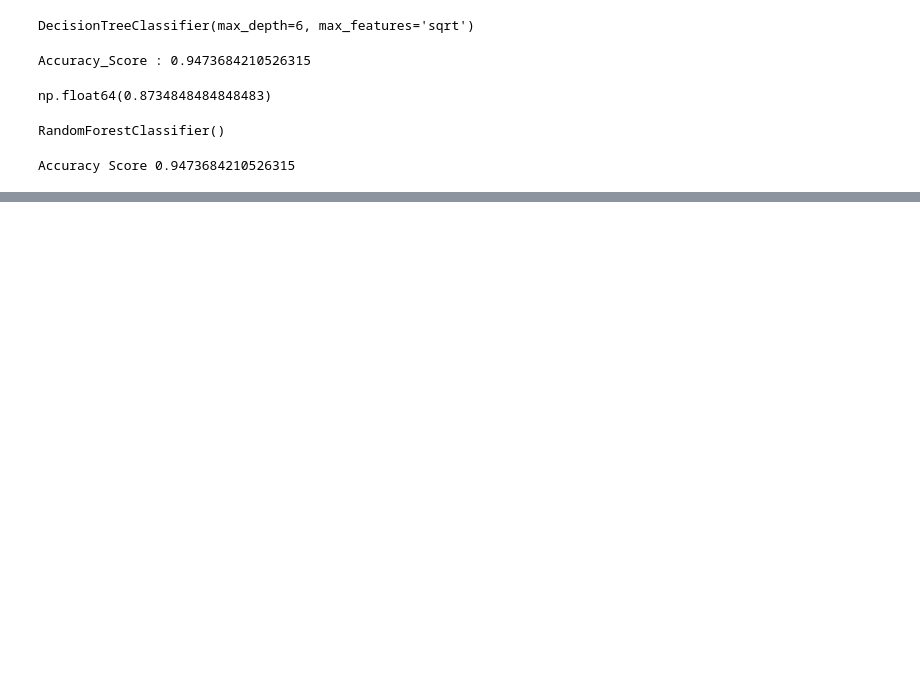
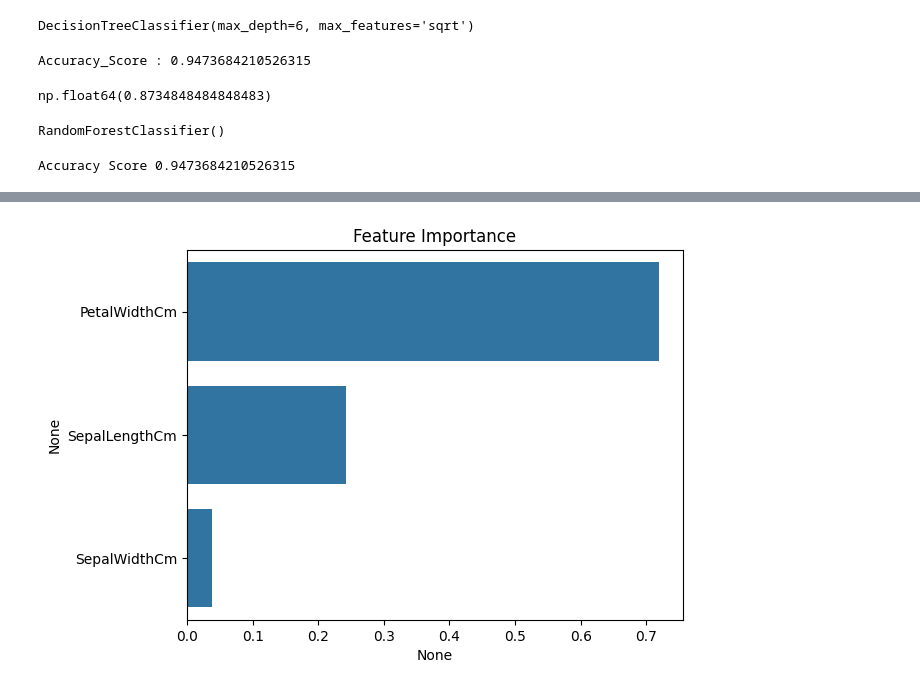
Before and after one commit to JORDANGAMBA99/Data-Science-Projects, a Jupyter notebook: Decision_Tree_Algorithm.ipynb, the cells around one changed output, grey strips where cells are left out. Saved outputs shown, nothing was run; the diff lists cells and outputs as text; code cells hidden in the pictures; blank space fills up the shorter version.

```diff
--- a/Decision_Tree_Algorithm.ipynb
+++ b/Decision_Tree_Algorithm.ipynb
@@ -346,0 +412,3 @@ rf_params = {
+# %%
+best_features = pd.Series(rf_tuned.feature_importances_,
+                        index = X_train.columns).sort_values(ascending = False)
@@ -346,0 +423,6 @@ rf_params = {
+# %%
+sns.barplot(x=best_features,y=best_features.index)
+plt.title('Feature Importance')
+plt.show()
+# %% [output]
+[figure, added]
```
Also changed, not shown: parts of 24 cells of this notebook.
